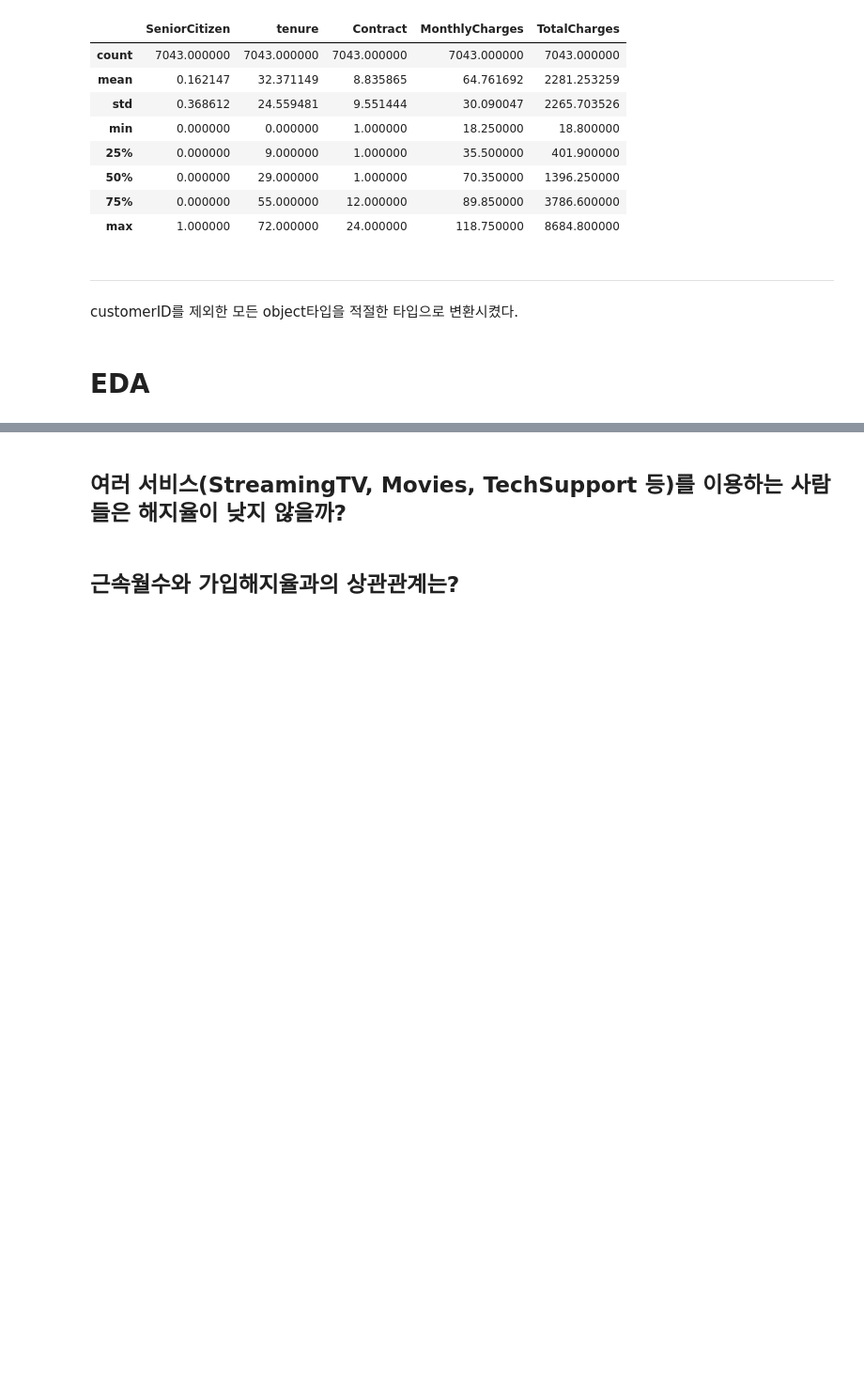
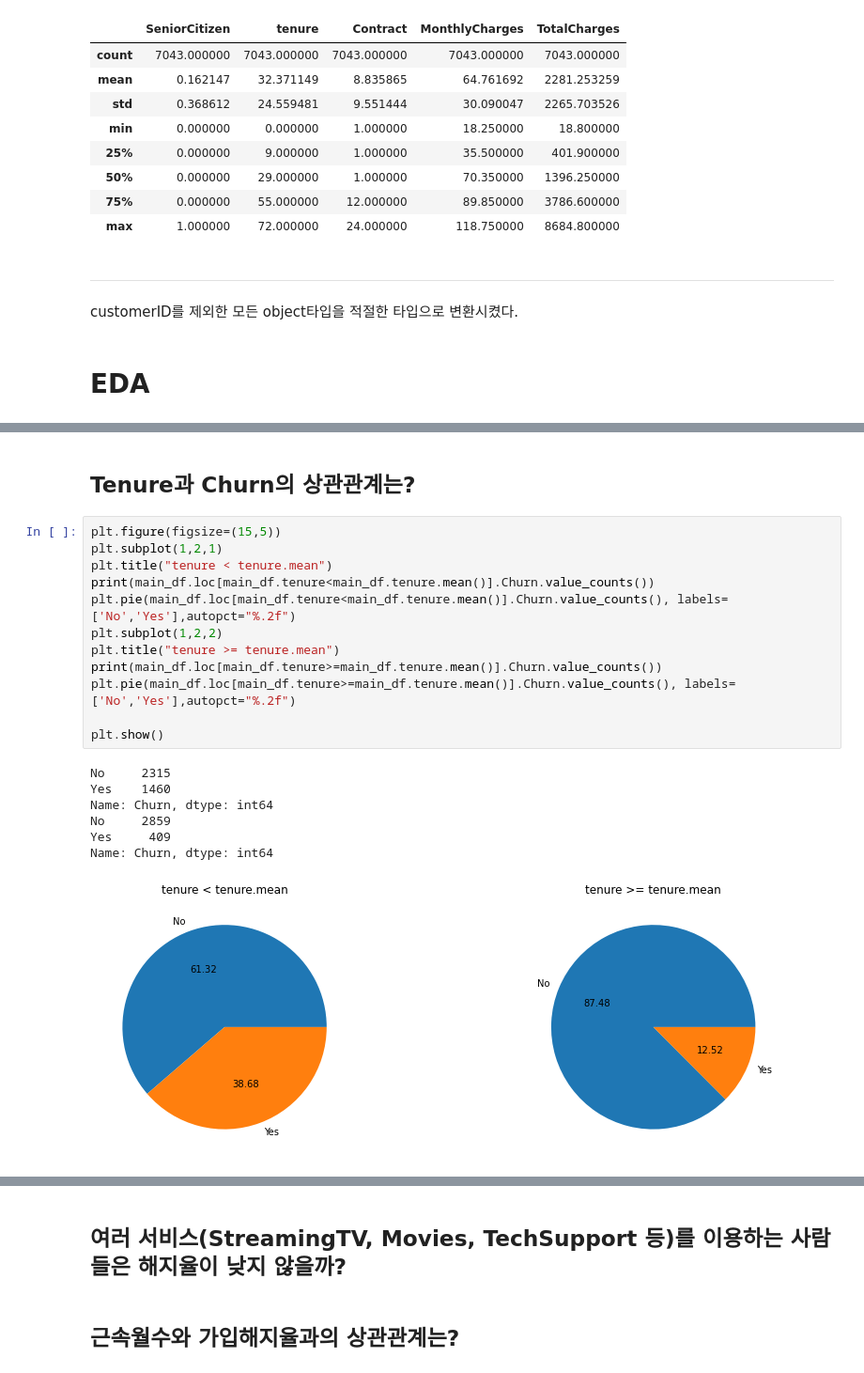
Before and after one commit to PingPingE/Kaggle-Telco_customer_churn, a Jupyter notebook: telco-customer-churn.ipynb, the cells around one changed output, grey strips where cells are left out. Shown at 94% size. Drawn from its saved outputs; the diff is of its cells as text; blank space fills up the shorter version.

```diff
--- a/telco-customer-churn.ipynb
+++ b/telco-customer-churn.ipynb
@@ -367,0 +403,22 @@ customerID를 제외한 모든 object타입을 적절한 타입으로 변환시
+# %% [markdown]
+## Tenure과 Churn의 상관관계는?
+# %%
+plt.figure(figsize=(15,5))
+plt.subplot(1,2,1)
+plt.title("tenure < tenure.mean")
+print(main_df.loc[main_df.tenure<main_df.tenure.mean()].Churn.value_counts())
+plt.pie(main_df.loc[main_df.tenure<main_df.tenure.mean()].Churn.value_counts(), labels=['No','Yes'],autopct="%.2f")
+plt.subplot(1,2,2)
+plt.title("tenure >= tenure.mean")
+print(main_df.loc[main_df.tenure>=main_df.tenure.mean()].Churn.value_counts())
+plt.pie(main_df.loc[main_df.tenure>=main_df.tenure.mean()].Churn.value_counts(), labels=['No','Yes'],autopct="%.2f")
+
+plt.show()
+# %% [output]
+No     2315
+Yes    1460
+Name: Churn, dtype: int64
+No     2859
+Yes     409
+Name: Churn, dtype: int64
+[figure, added]
```
Also changed, not shown: parts of 10 cells of this notebook.
